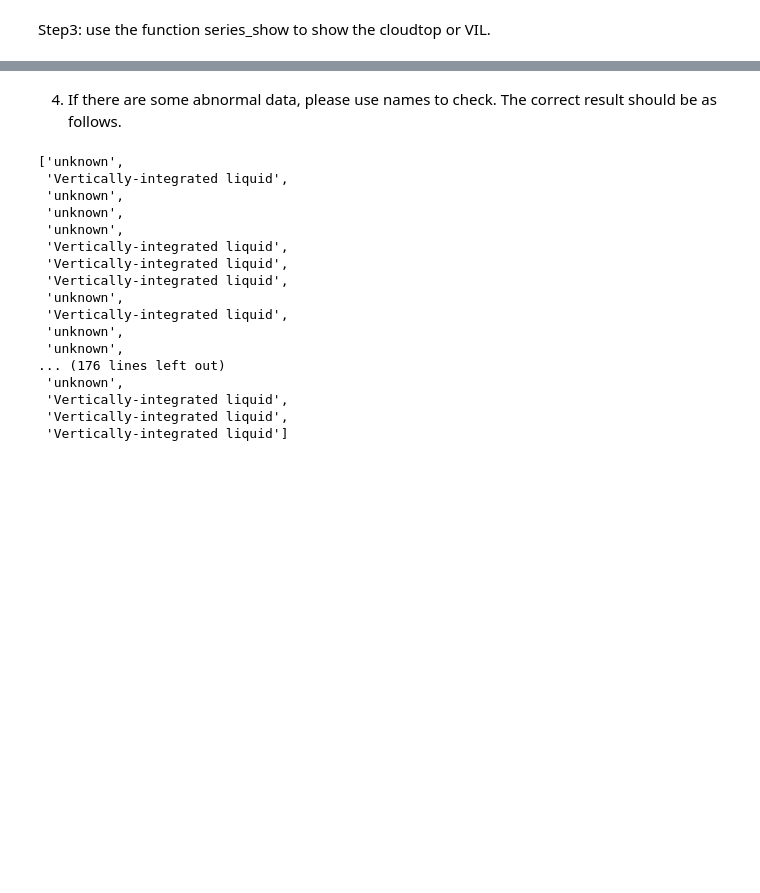
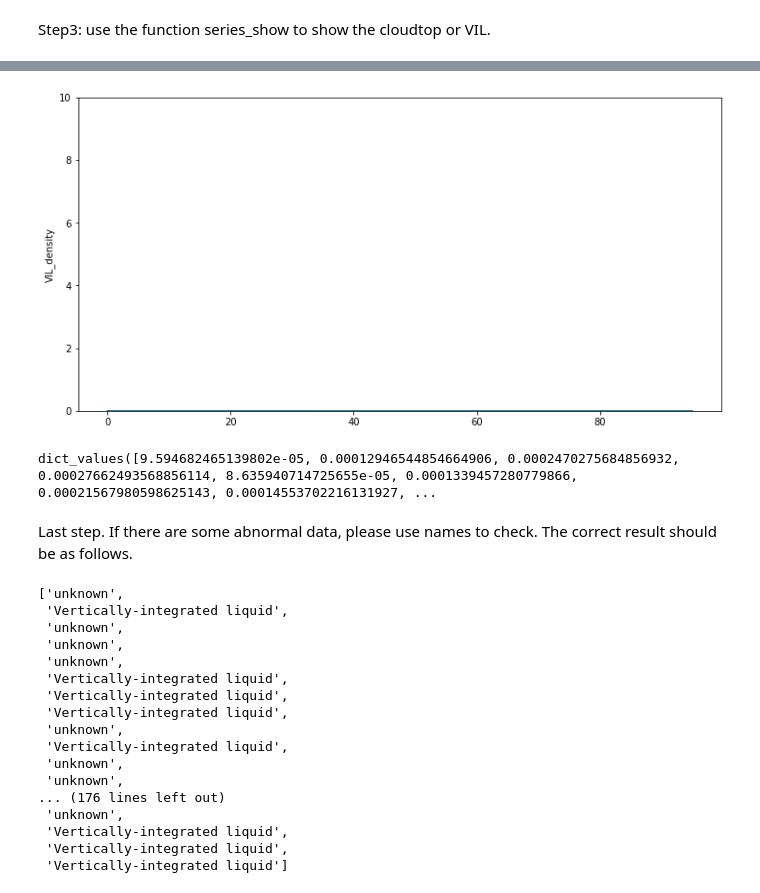
Before and after one commit to AA-Project/Prediction-for-flight, a Jupyter notebook: read_pickles_with_VIL_density.ipynb, the cells around one changed output, grey strips where cells are left out. Cells and saved outputs as stored; diff of their text form; code cells hidden in the pictures; blank space fills up the shorter version.

```diff
--- a/read_pickles_with_VIL_density.ipynb
+++ b/read_pickles_with_VIL_density.ipynb
@@ -105,5 +113,27 @@ series_show(VIL)
+# %%
+def Max_series(series):
+    sequence = {}
+    for i in range(24):
+        for j in [0,15,30,45]:
+            time = i*100+j
+            mat = _getting_valid_matrix(series,time)
+            sequence[time]=mat.max()
+    return sequence
+# %%
+density_sequence = Max_series(VIL_density)
+fig, ax = plt.subplots(figsize=(12, 6))
+plt.plot(density_sequence.values())
+plt.ylabel('VIL_density')
+plt.ylim([0, 10])
+plt.show()
+# %% [output]
+[figure, added]
+# %%
+density_sequence.values()
+# %% [output]
+dict_values([9.594682465139802e-05, 0.00012946544854664906, 0.0002470275684856932, 0.00027662493568856114, 8.635940714725655e-05, 0.0001339457280779866, 0.00021567980598625143, 0.00014553702216131927, ...
 # %% [markdown]
-4. If there are some abnormal data, please use names to check.
+Last step. If there are some abnormal data, please use names to check.
 The correct result should be as follows.
 # %%
 names
```
Also changed, not shown: parts of 6 cells of this notebook.
